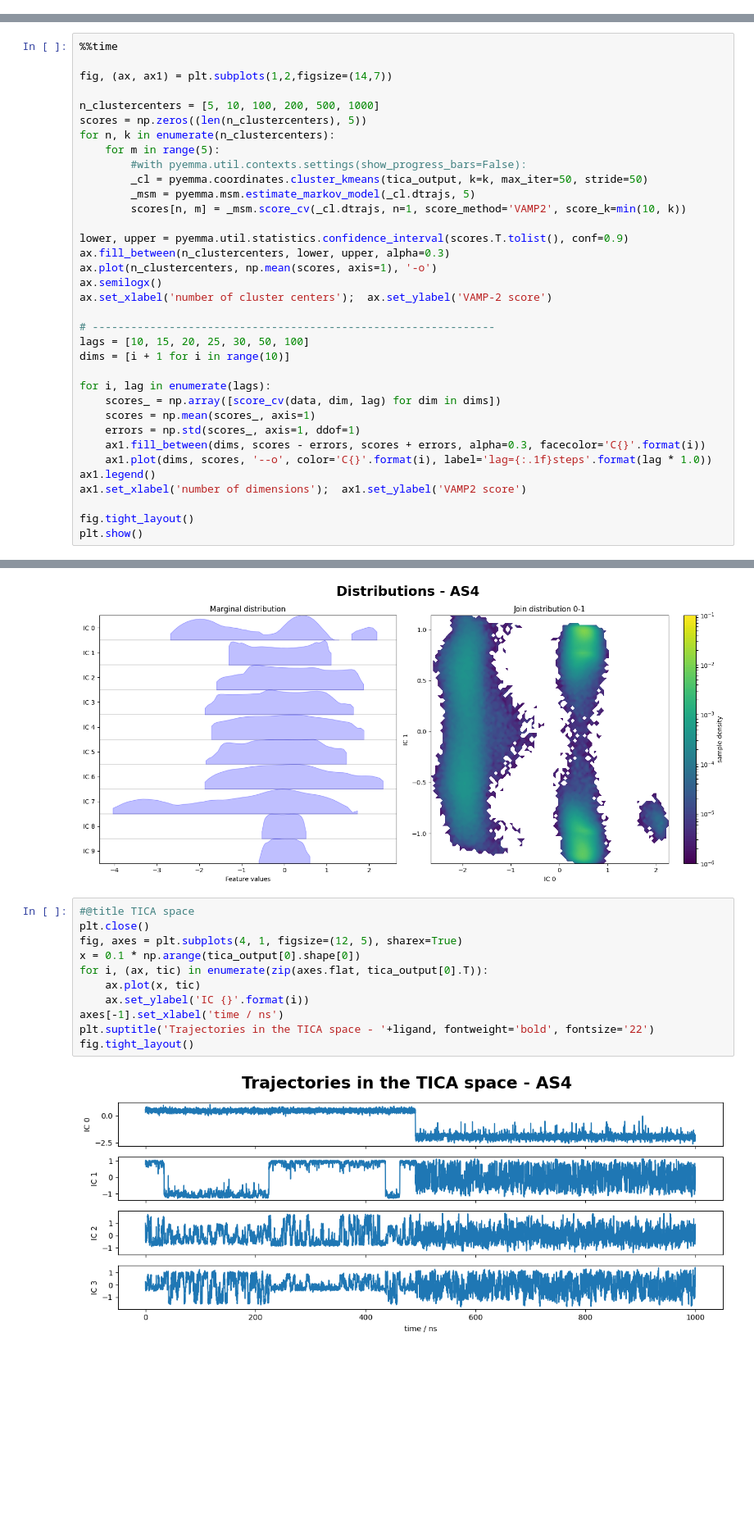
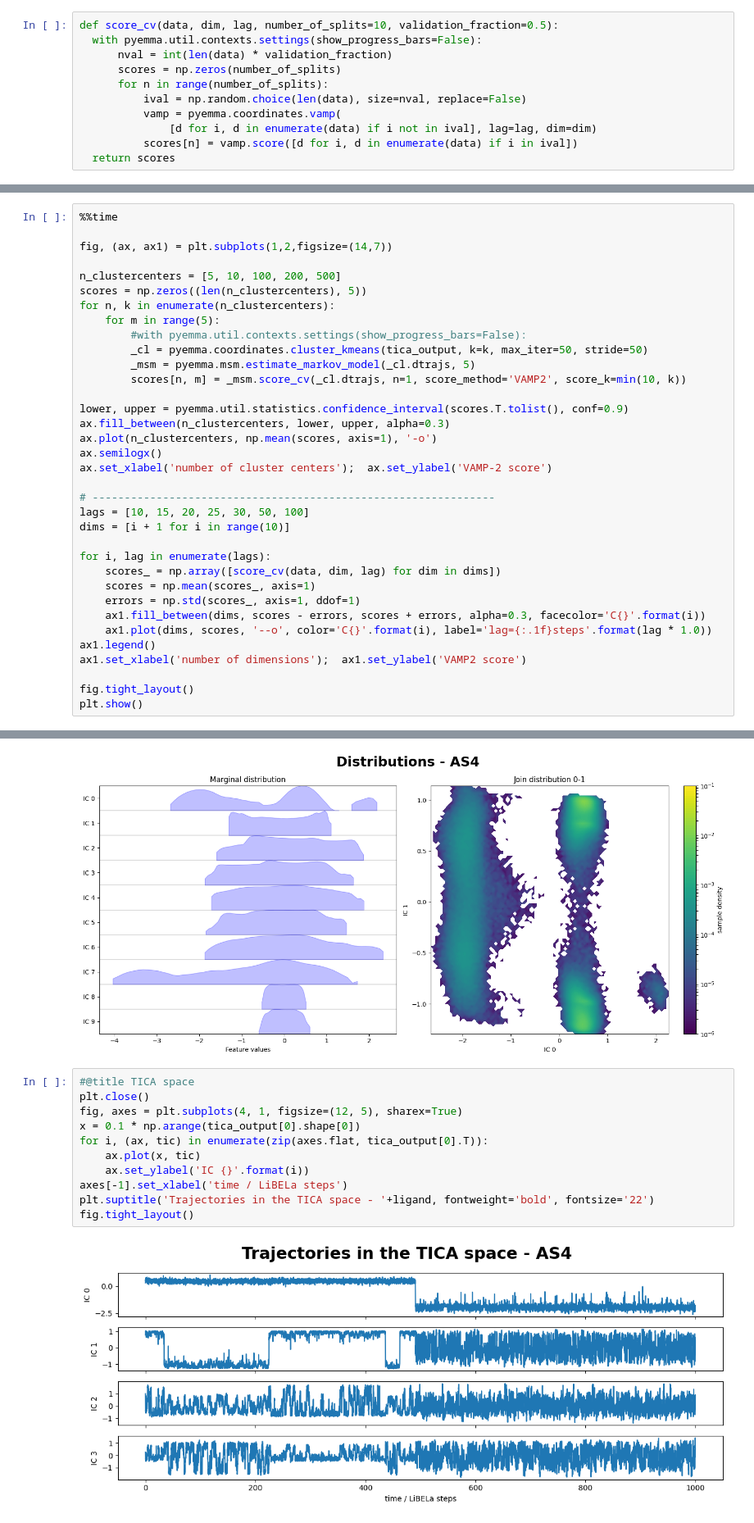
Before and after one commit to saguileran/MD-SCPI, a Jupyter notebook: NoteBooks/PyEMMA_AS4.ipynb, the cells around one changed output, grey strips where cells are left out. Shown at 82% size. Saved outputs shown, nothing was run; the diff lists cells and outputs as text; blank space fills up the shorter version.

```diff
--- a/NoteBooks/PyEMMA_AS4.ipynb
+++ b/NoteBooks/PyEMMA_AS4.ipynb
@@ -24,6 +24,17 @@ import matplotlib as mpl
 import random
 from google.colab import output
 import pandas as pd
+# %%
+def score_cv(data, dim, lag, number_of_splits=10, validation_fraction=0.5):
+  with pyemma.util.contexts.settings(show_progress_bars=False):
+      nval = int(len(data) * validation_fraction)
+      scores = np.zeros(number_of_splits)
+      for n in range(number_of_splits):
+          ival = np.random.choice(len(data), size=nval, replace=False)
+          vamp = pyemma.coordinates.vamp(
+              [d for i, d in enumerate(data) if i not in ival], lag=lag, dim=dim)
+          scores[n] = vamp.score([d for i, d in enumerate(data) if i in ival])
+  return scores
 # %%
 ligand = 'AS4'
 root = '/content/drive/MyDrive/MolecularDynamics_2023/USP/MC/{}/7000K/'.format(ligand)
@@ -43,7 +54,7 @@ tica_concatenated = np.concatenate(tica_output)
 
 fig, (ax, ax1) = plt.subplots(1,2,figsize=(14,7))
 
-n_clustercenters = [5, 10, 100, 200, 500, 1000]
+n_clustercenters = [5, 10, 100, 200, 500]
 scores = np.zeros((len(n_clustercenters), 5))
 for n, k in enumerate(n_clustercenters):
     for m in range(5):
@@ -103,16 +112,16 @@ fig.tight_layout()
 # %%
 #@title TICA space
 plt.close()
 fig, axes = plt.subplots(4, 1, figsize=(12, 5), sharex=True)
 x = 0.1 * np.arange(tica_output[0].shape[0])
 for i, (ax, tic) in enumerate(zip(axes.flat, tica_output[0].T)):
     ax.plot(x, tic)
     ax.set_ylabel('IC {}'.format(i))
-axes[-1].set_xlabel('time / ns')
+axes[-1].set_xlabel('time / LiBELa steps')
 plt.suptitle('Trajectories in the TICA space - '+ligand, fontweight='bold', fontsize='22')
 fig.tight_layout()
 # %% [output]
-[figure, old version]
+[figure, new version]
 # %%
 %%capture
 
```
Also changed, not shown: parts of 9 cells of this notebook.
